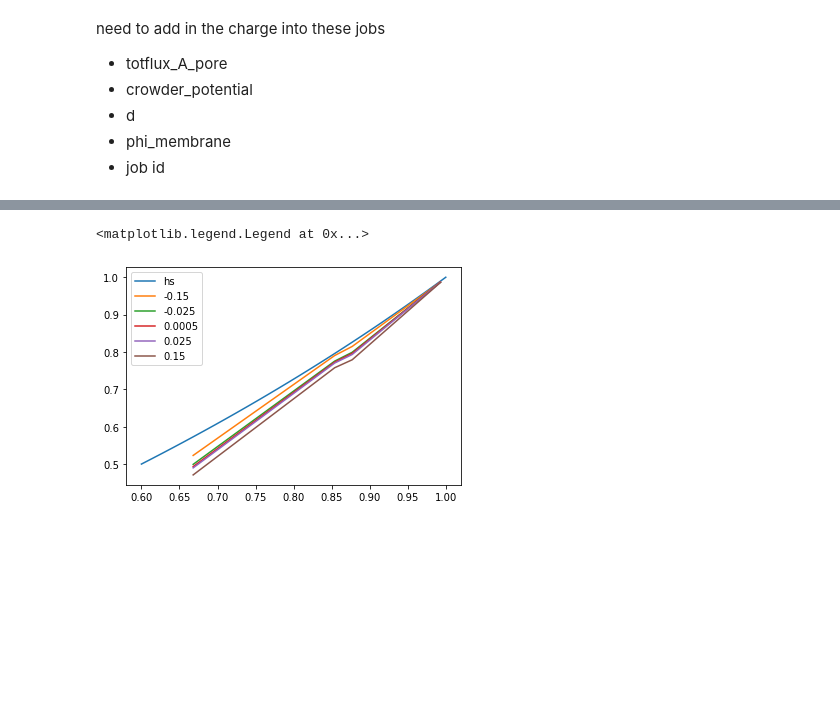
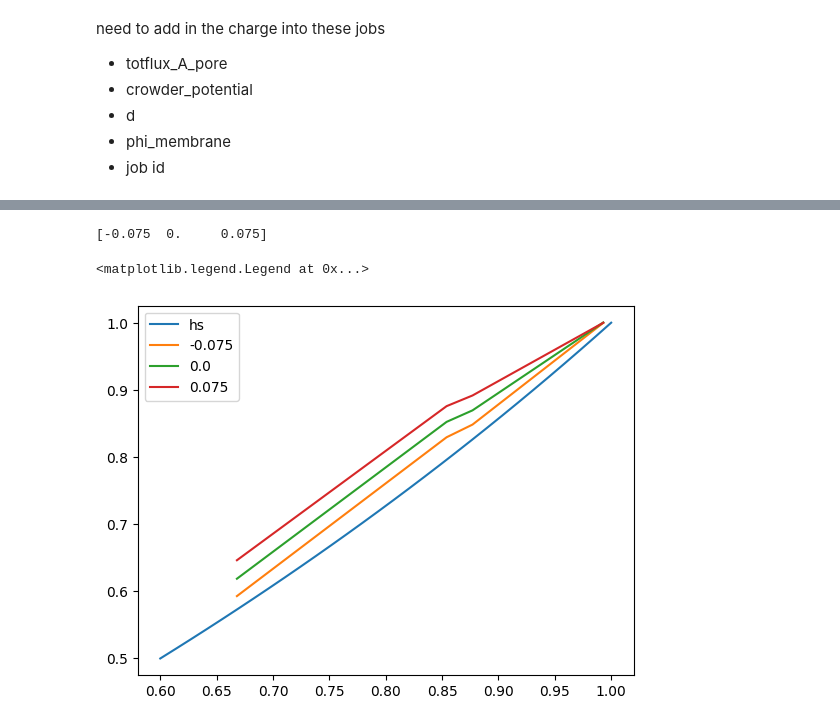
Before and after one commit to huskeypm/cellmigration, a Jupyter notebook: migration_paper.ipynb, the cells around one changed output, grey strips where cells are left out. Saved outputs shown, nothing was run; the diff lists cells and outputs as text; code cells hidden in the pictures; blank space fills up the shorter version.

```diff
--- a/migration_paper.ipynb
+++ b/migration_paper.ipynb
@@ -806,0 +788,13 @@ df
+# %%
+fileName = "output.csv"
+import pandas as pd
+df = pd.read_csv(fileName)
+
+
+# Select rows where 'col1' values start with "test2" (using regex)
+test2_rows = df[df['jobNames'].str.match(r'^test2.*')]
+test3_rows = df[df['jobNames'].str.match(r'^test3.*')]
+
+combined_df = pd.concat([test2_rows, test3_rows], axis=0)
+df = combined_df
+df['right_conc_A']
@@ -823,21 +849,39 @@ array([-0.15  , -0.075 , -0.025 , -0.0005,  0.0005,  0.001 ,  0.025 ,
 # %%
 #subdf = df[df['Charge'] == 0.00]
 #subdf = df[df['phi_membrane'] > 0.90]
 
-plt.plot(vf,Ds_eps0,label="hs")
+plt.plot(vfs,Ds_eps0,label="hs")
 
 potentials = np.unique( df['crowder_potential'] )
-potentials = potentials[::2]
+potentials = potentials[[1,4, 8]]
+#potentials = potentials[[0]]
+print(potentials)
+def sortme(subdf,sortByTag='phi_membrane',dependentTag='Deff_membrane'):
+    idx = np.argsort( subdf[sortByTag]) # ,subdf['Deff_membrane'],label=potential)
+    phi = np.asarray(subdf[sortByTag])[idx]
+    Deff = np.asarray(subdf[dependentTag])[idx]
+    return phi, Deff
+
+jaRef = -0.07943727 # got this from the neutral crowders case at phi-->1 (totflux_A_pore)
 #val = 'NaN'
 for potential in potentials:
     subdf = df[df['crowder_potential'] == potential]
     #print(subdf)
-    plt.plot(subdf['phi_membrane'],subdf['Deff_membrane'],label=potential)
+
+    # sort me
+    #phi,Deff = sortme(subdf,sortByTag='phi_membrane',dependentTag='Deff_membrane')
+    #plt.plot(phi,Deff,label=potential)
+    phi,j = sortme(subdf,sortByTag='phi_membrane',dependentTag='totflux_A_pore')
+    #print(phi,j)
+    #print(subdf['jobNames'])
+    plt.plot(phi,j/jaRef,label=potential)
+
     #plt.plot(subdf['phi_membrane'],subdf['totflux_A_pore'],label=potential)
 plt.legend(loc=0)
 # %% [output]
-<matplotlib.legend.Legend at 0x...>
+[-0.075  0.     0.075]
+<matplotlib.legend.Legend at 0x...>
-[figure, old version]
+[figure, new version]
 # %%
 
 
```
Also changed, not shown: parts of 8 cells of this notebook.
